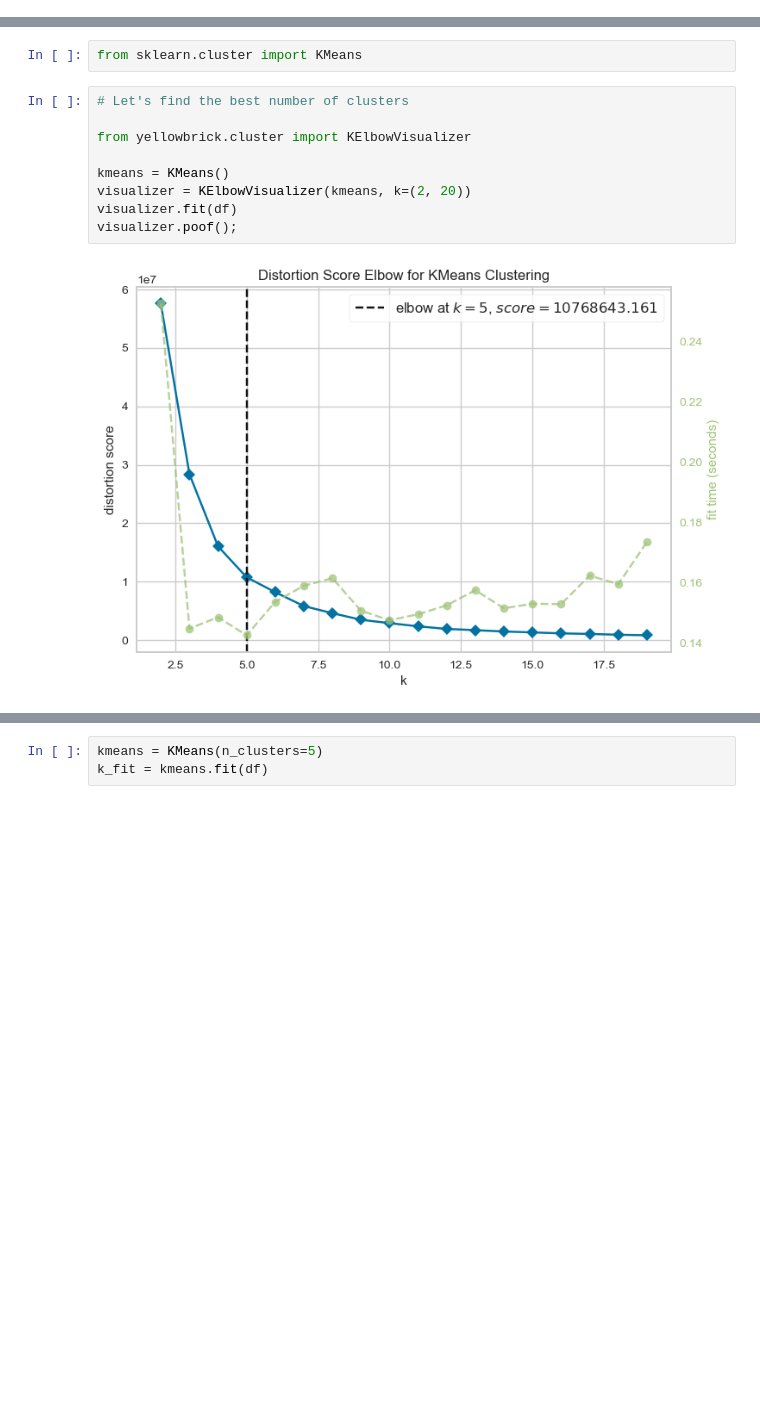
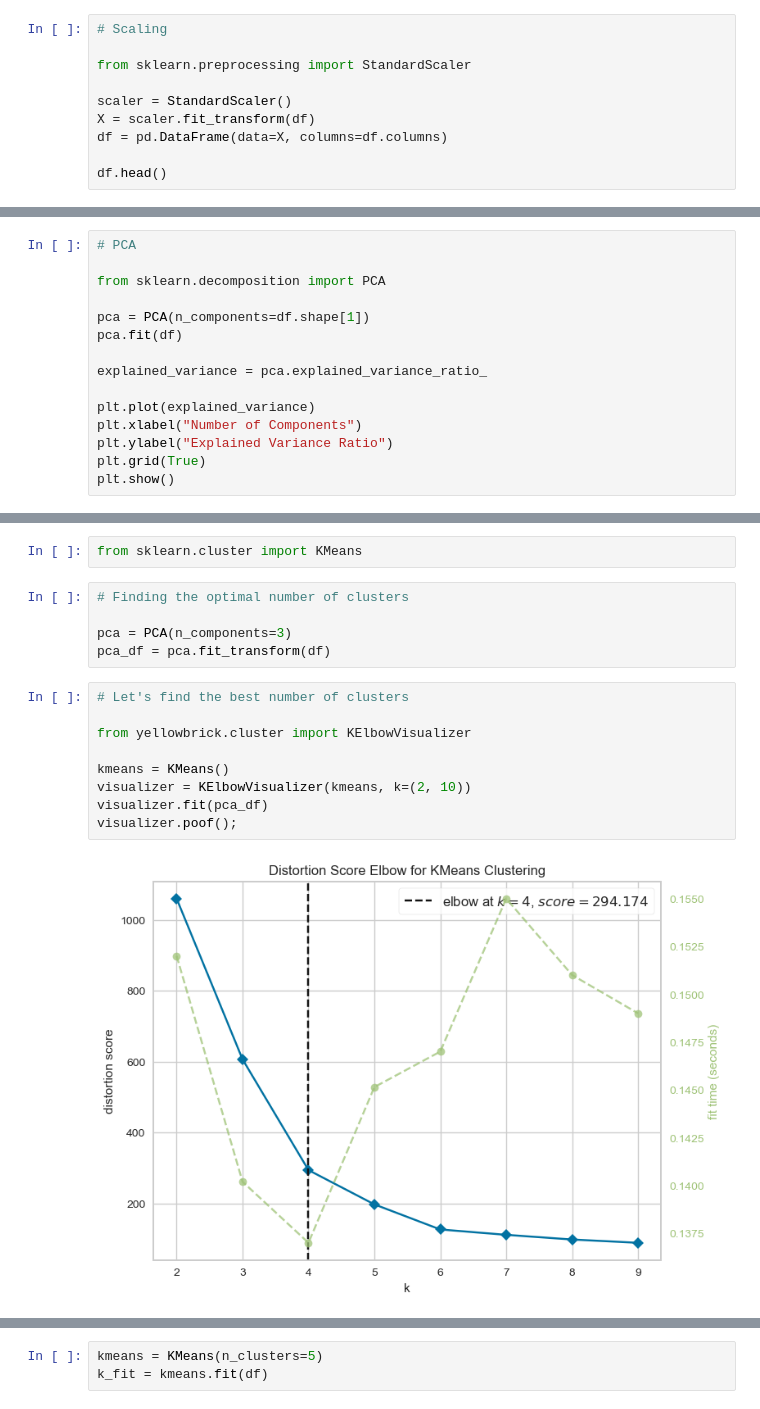
Before and after one commit to ayberkozcan/clustering-exercises, a Jupyter notebook: Analyzing Penguin Species/clustering_penguins.ipynb, the cells around one changed output, grey strips where cells are left out. Drawn from its saved outputs; the diff is of its cells as text; blank space fills up the shorter version.

Commit message:
Update clustering_penguins.ipynb
Fixings on K-Means, added Hierarchical clustering

```diff
--- a/Analyzing Penguin Species/clustering_penguins.ipynb
+++ b/Analyzing Penguin Species/clustering_penguins.ipynb
@@ -213,0 +223,10 @@ plt.show()
+# %%
+# Scaling
+
+from sklearn.preprocessing import StandardScaler
+
+scaler = StandardScaler()
+X = scaler.fit_transform(df)
+df = pd.DataFrame(data=X, columns=df.columns)
+
+df.head()
@@ -213,0 +240,15 @@ plt.show()
+# %%
+# PCA
+
+from sklearn.decomposition import PCA
+
+pca = PCA(n_components=df.shape[1])
+pca.fit(df)
+
+explained_variance = pca.explained_variance_ratio_
+
+plt.plot(explained_variance)
+plt.xlabel("Number of Components")
+plt.ylabel("Explained Variance Ratio")
+plt.grid(True)
+plt.show()
@@ -215,15 +258,20 @@ plt.show()
 ### K-Means
 # %%
 from sklearn.cluster import KMeans
+# %%
+# Finding the optimal number of clusters
+
+pca = PCA(n_components=3)
+pca_df = pca.fit_transform(df)
 # %%
 # Let's find the best number of clusters
 
 from yellowbrick.cluster import KElbowVisualizer
 
 kmeans = KMeans()
-visualizer = KElbowVisualizer(kmeans, k=(2, 20))
-visualizer.fit(df)
+visualizer = KElbowVisualizer(kmeans, k=(2, 10))
+visualizer.fit(pca_df)
 visualizer.poof();
 # %% [output]
-[figure, old version]
+[figure, new version]
 # %% [markdown]
```
Also changed, not shown: parts of 14 cells of this notebook.
